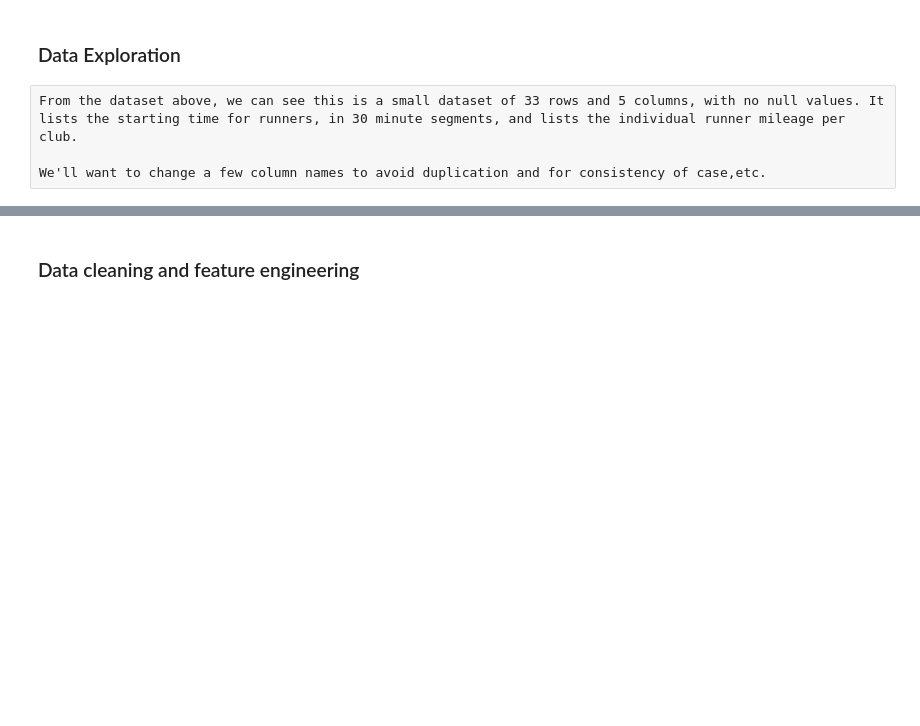
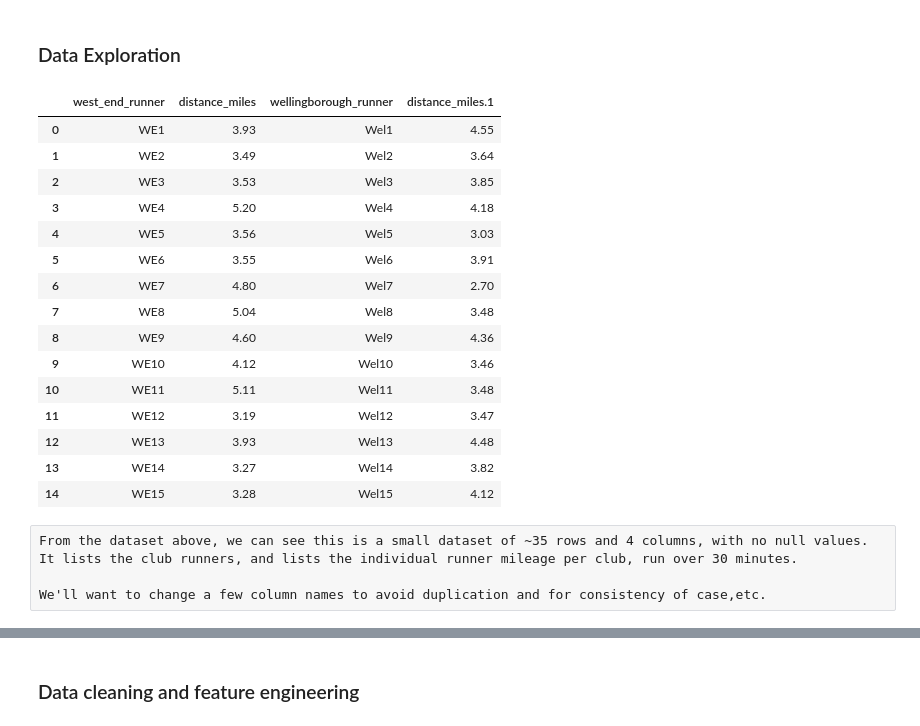
Before and after one commit to tamelamaciel/virtual_running_relays, a Jupyter notebook: virtual_running_relays_WERvsWell_9May2020.ipynb, the cells around one changed output, grey strips where cells are left out. Drawn from its saved outputs; the diff is of its cells as text; code cells hidden in the pictures; blank space fills up the shorter version.

```diff
--- a/virtual_running_relays_WERvsWell_9May2020.ipynb
+++ b/virtual_running_relays_WERvsWell_9May2020.ipynb
@@ -15,4 +27,15 @@ import matplotlib.pyplot as plt
 %matplotlib inline
 # %%
 data_dir="/Users/Tamela/CODE/src/github.com/tm419/Virtual Running Relays/"
+# %%
+# SET WHICH RELAY DATA TO LOAD HERE:
+# OPTIONS:
+# West End vs Wigston Phoenix (WP), 2 May: WEvsWP_data/wer_vs_wp_2_may_2020.csv
+# West End vs Wellingborough (WDAC), 9 May: WEvsWDAC_data/wer_vs_wdac_9_may_2020.csv
+relay_data_name = "WEvsWDAC_data/wer_vs_wdac_9_may_2020.csv"
+
+# SET CLUB ACRONYMNS FOR NAMING
+ateam = 'WER'
+bteam = 'WDAC'
+#bteam = 'WP'
 # %%
@@ -20,9 +43,26 @@ df = pd.read_csv(data_dir+"WEvsWP_data/X")
 # %% [markdown]
 ### Data Exploration
 # %%
-df.head(34)
+df.head(15)
+# %% [output]
+|  | west_end_runner | distance_miles | wellingborough_runner | distance_miles.1 |
+| 0 | WE1 | 3.93 | Wel1 | 4.55 |
+| 1 | WE2 | 3.49 | Wel2 | 3.64 |
+| 2 | WE3 | 3.53 | Wel3 | 3.85 |
+| 3 | WE4 | 5.20 | Wel4 | 4.18 |
+| 4 | WE5 | 3.56 | Wel5 | 3.03 |
+| 5 | WE6 | 3.55 | Wel6 | 3.91 |
+| 6 | WE7 | 4.80 | Wel7 | 2.70 |
+| 7 | WE8 | 5.04 | Wel8 | 3.48 |
+| 8 | WE9 | 4.60 | Wel9 | 4.36 |
+| 9 | WE10 | 4.12 | Wel10 | 3.46 |
+| 10 | WE11 | 5.11 | Wel11 | 3.48 |
+| 11 | WE12 | 3.19 | Wel12 | 3.47 |
+| 12 | WE13 | 3.93 | Wel13 | 4.48 |
+| 13 | WE14 | 3.27 | Wel14 | 3.82 |
+| 14 | WE15 | 3.28 | Wel15 | 4.12 |
 # %% [raw]
-From the dataset above, we can see this is a small dataset of 33 rows and 5 columns, with no null values. It lists the starting time for runners, in 30 minute segments, and lists the individual runner mileage per club.
+From the dataset above, we can see this is a small dataset of ~35 rows and 4 columns, with no null values. It lists the club runners, and lists the individual runner mileage per club, run over 30 minutes.
 
 We'll want to change a few column names to avoid duplication and for consistency of case,etc.
 # %%
```
Also changed, not shown: parts of 33 cells of this notebook, 57 other files.
